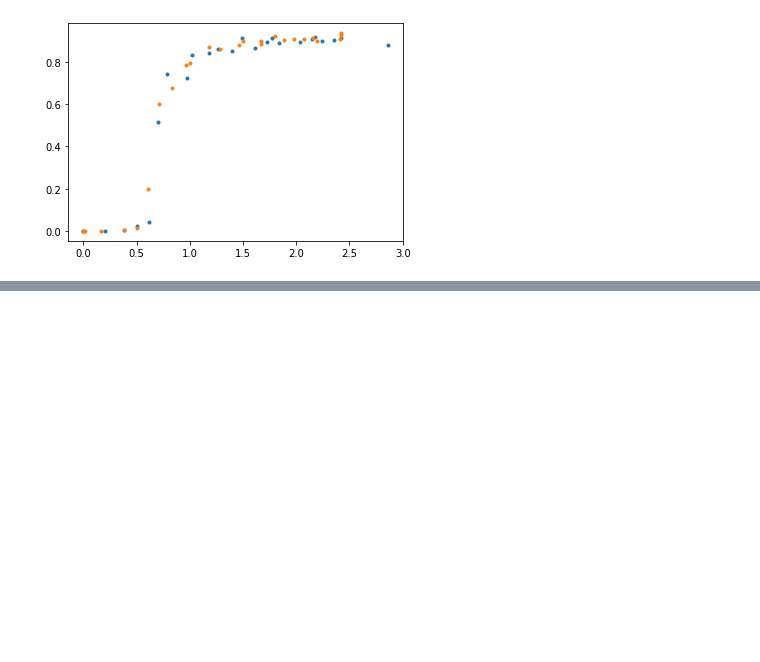
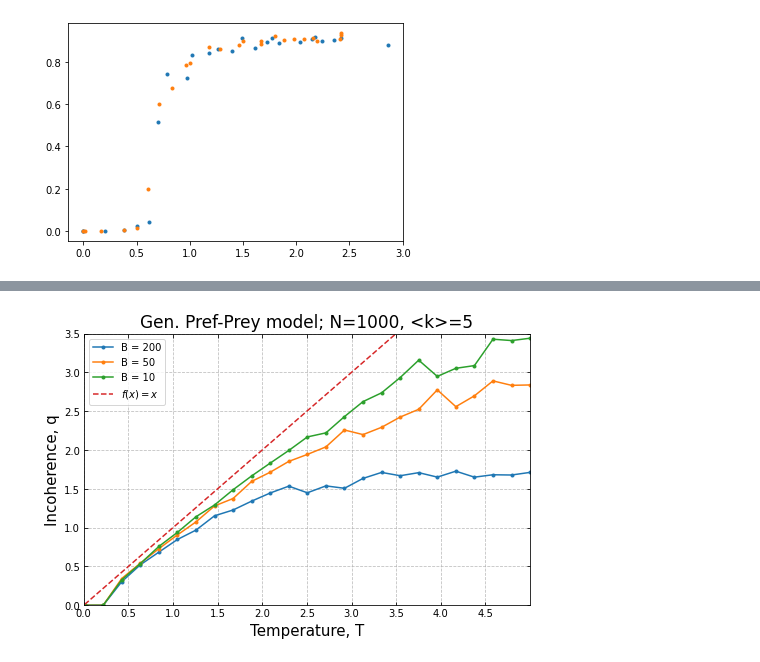
Before and after one commit to karankabbur/Significance-of-Directed-graphs-properties-in-Complex-Systems, a Jupyter notebook: Pref_preying_model.ipynb, the cells around one changed output, grey strips where cells are left out. Saved outputs shown, nothing was run; the diff lists cells and outputs as text; code cells hidden in the pictures; blank space fills up the shorter version.

```diff
--- a/Pref_preying_model.ipynb
+++ b/Pref_preying_model.ipynb
@@ -362,0 +548,27 @@ df.to_csv("phi_Vs_q_B10.csv",index=False)
+# %%
+q_B10 = pd.read_csv("q_B10.csv",header=None)
+# %%
+q_B10=np.array(q_B10)
+# %%
+plt.figure(figsize=(8,5))
+plt.plot(T, q_B200,'.-',label="B = 200")
+plt.plot(T, q_B50,'.-',label="B = 50")
+plt.plot(T, q_B10,'.-',label="B = 10")
+plt.plot(T,T,'--',label="$f(x) = x$")
+
+plt.tick_params(direction='in',bottom=True,top=True,left=True,right=True)
+plt.grid(linestyle='--',alpha=0.8,which='both')
+plt.xlim([0,5])
+plt.ylim([0,3.5])
+plt.xticks(np.arange(0,5,0.5))
+
+plt.ylabel('Incoherence, q',size=15)
+plt.xlabel('Temperature, T',size=15)
+plt.title("Gen. Pref-Prey model; N=1000, <k>=5",size=17)
+
+plt.legend(loc='best')
+plt.savefig("q_vs_T.png")
+
+plt.show()
+# %% [output]
+[figure, added]
```
Also changed, not shown: parts of 17 cells of this notebook, 18 other files.
